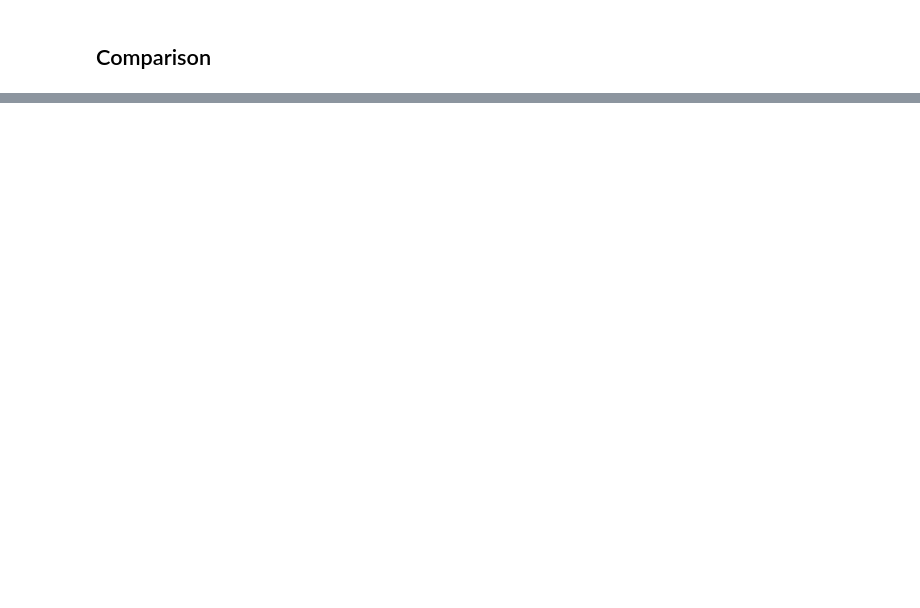
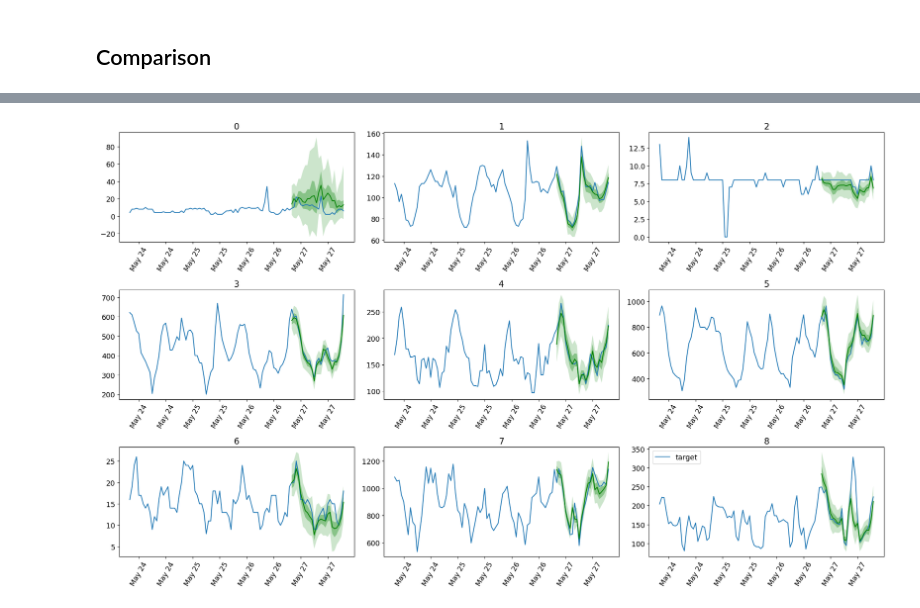
Before and after one commit to awslabs/gluonts, a Jupyter notebook: examples/smt_vs_deepar.ipynb, the cells around one changed output, grey strips where cells are left out. Saved outputs shown, nothing was run; the diff lists cells and outputs as text; code cells hidden in the pictures; blank space fills up the shorter version.

```diff
--- a/examples/smt_vs_deepar.ipynb
+++ b/examples/smt_vs_deepar.ipynb
@@ -223,0 +266,15 @@ plt.gcf().tight_layout(); plt.legend(); plt.show()
+# %%
+# Sample forecasts from the SMT + DMT model
+plt.figure(figsize=(20, 12))
+date_formater = mdates.DateFormatter('%b %d')
+plt.rcParams.update({'font.size': 13})
+for idx, (forecast, ts) in islice(enumerate(zip(smt_dmt_forecasts, tss)), 9):
+    ax = plt.subplot(3, 3, idx + 1)
+    plt.plot(ts[-4 * prediction_length:].to_timestamp(), label='target')
+    forecast.plot(color='g')
+    plt.xticks(rotation=60)
+    ax.xaxis.set_major_formatter(date_formater)
+    ax.set_title(forecast.item_id)
+plt.gcf().tight_layout(); plt.legend(); plt.show()
+# %% [output]
+[figure, added]
```
Also changed, not shown: parts of 14 cells of this notebook.
